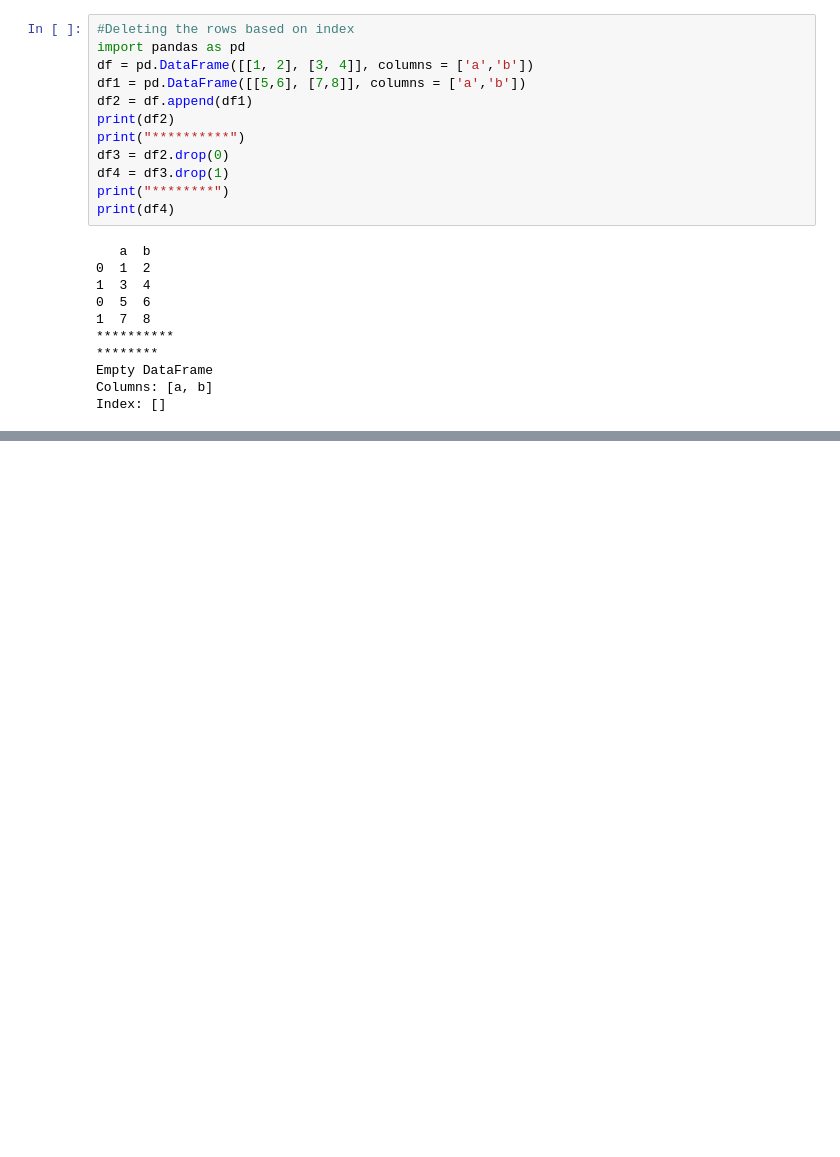
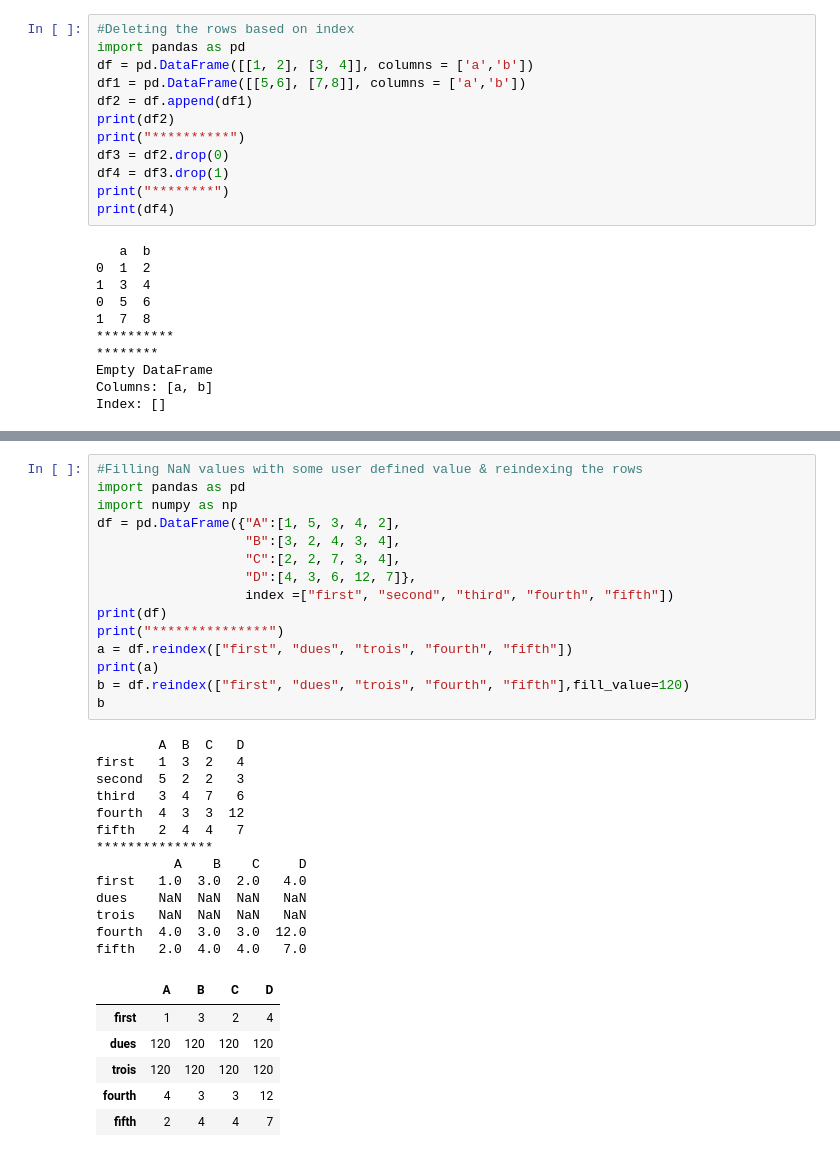
Before and after one commit to Hackveda/FullStackDjango_SrichandanChinnam, a Jupyter notebook: pythontest.ipynb, the cells around one changed output, grey strips where cells are left out. Drawn from its saved outputs; the diff is of its cells as text; blank space fills up the shorter version.

```diff
--- a/pythontest.ipynb
+++ b/pythontest.ipynb
@@ -193,0 +335,35 @@ Index: []
+# %%
+#Filling NaN values with some user defined value & reindexing the rows
+import pandas as pd
+import numpy as np
+df = pd.DataFrame({"A":[1, 5, 3, 4, 2],
+                   "B":[3, 2, 4, 3, 4],
+                   "C":[2, 2, 7, 3, 4],
+                   "D":[4, 3, 6, 12, 7]},
+                   index =["first", "second", "third", "fourth", "fifth"])
+print(df)
+print("***************")
+a = df.reindex(["first", "dues", "trois", "fourth", "fifth"])
+print(a)
+b = df.reindex(["first", "dues", "trois", "fourth", "fifth"],fill_value=120)
+b
+# %% [output]
+        A  B  C   D
+first   1  3  2   4
+second  5  2  2   3
+third   3  4  7   6
+fourth  4  3  3  12
+fifth   2  4  4   7
+***************
+          A    B    C     D
+first   1.0  3.0  2.0   4.0
+dues    NaN  NaN  NaN   NaN
+trois   NaN  NaN  NaN   NaN
+fourth  4.0  3.0  3.0  12.0
+fifth   2.0  4.0  4.0   7.0
+|  | A | B | C | D |
+| first | 1 | 3 | 2 | 4 |
+| dues | 120 | 120 | 120 | 120 |
+| trois | 120 | 120 | 120 | 120 |
+| fourth | 4 | 3 | 3 | 12 |
+| fifth | 2 | 4 | 4 | 7 |
```
Also changed, not shown: parts of 18 cells of this notebook.
